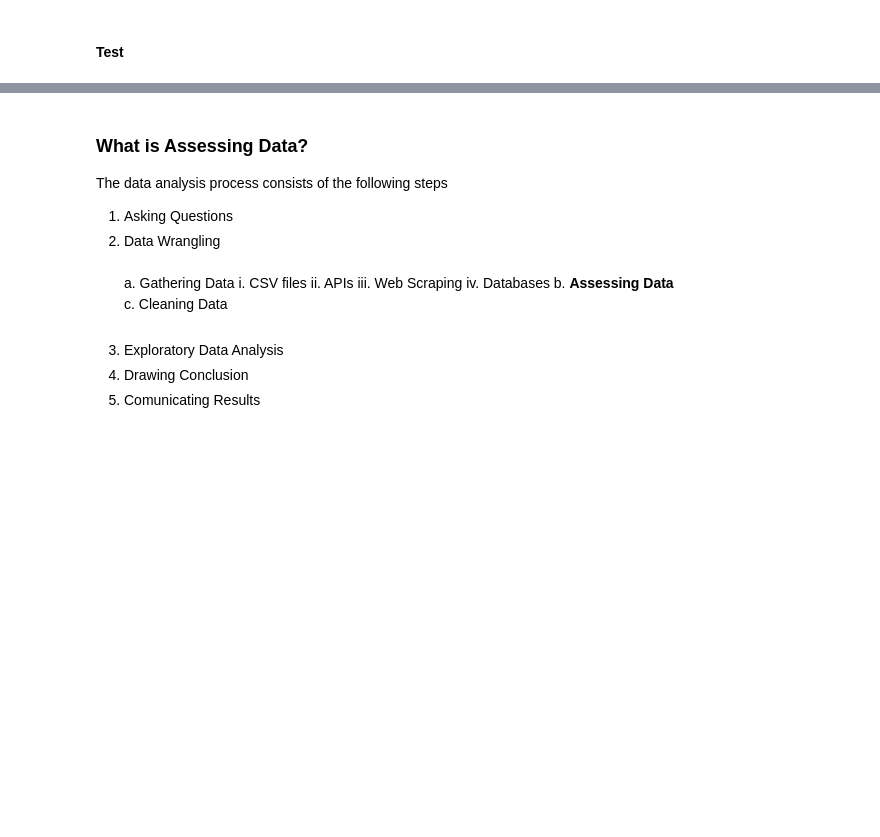
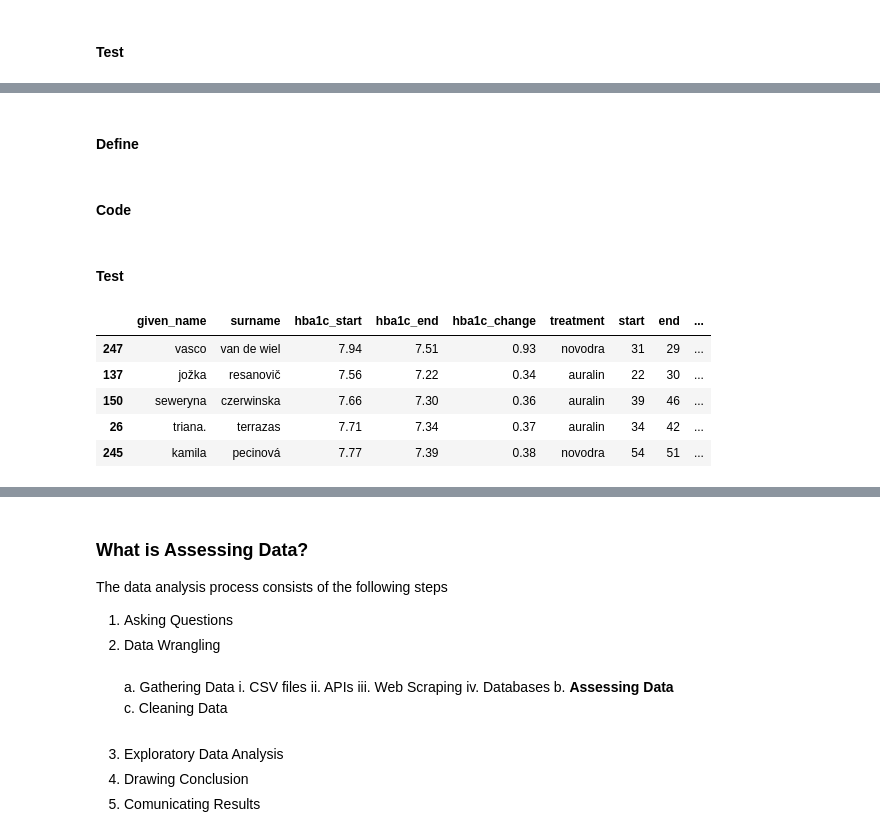
Before and after one commit to Sanaa495/data-wrangling, a Jupyter notebook: Data Wrangling.ipynb, the cells around one changed output, grey strips where cells are left out. Saved outputs shown, nothing was run; the diff lists cells and outputs as text; code cells hidden in the pictures; blank space fills up the shorter version.

```diff
--- a/Data Wrangling.ipynb
+++ b/Data Wrangling.ipynb
@@ -230,7 +231,0 @@ patients[patients['address'].duplicated()]
-# %%
-emails=[]
-numbers=[]
-for i in patients_copy.dropna()['contact']:
-    pattern=re.compile(r'[a-zA-Z][a-zA-Z0-9.-]+[@][a-zA-Z0-9-]+\.[a-zA-Z0-9.-]+[a-zA-Z]')
-    numbers.append(i.replace('pattern.findall(i)[0]',''))
-    emails.append(pattern.findall(i)[0])
@@ -404,0 +425,2 @@ treatment_copy.head()
+# %% [markdown]
+#### Define
@@ -404,0 +429,21 @@ treatment_copy.head()
+# %% [markdown]
+#### Code
+# %%
+start=[]
+end=[]
+for i in range(0,len(treatment_copy)):
+    start.append(int(treatment_copy['start'][i].split('u')[0]))
+    end.append(int(treatment_copy['end'][i].split('u')[0]))
+treatment_copy['start']=start
+treatment_copy['end']=end
+# %% [markdown]
+#### Test
+# %%
+treatment_copy.sample(5)
+# %% [output]
+|  | given_name | surname | hba1c_start | hba1c_end | hba1c_change | treatment | start | end | ... |
+| 247 | vasco | van de wiel | 7.94 | 7.51 | 0.93 | novodra | 31 | 29 | ... |
+| 137 | jožka | resanovič | 7.56 | 7.22 | 0.34 | auralin | 22 | 30 | ... |
+| 150 | seweryna | czerwinska | 7.66 | 7.30 | 0.36 | auralin | 39 | 46 | ... |
+| 26 | triana. | terrazas | 7.71 | 7.34 | 0.37 | auralin | 34 | 42 | ... |
+| 245 | kamila | pecinová | 7.77 | 7.39 | 0.38 | novodra | 54 | 51 | ... |
```
Also changed, not shown: parts of 39 cells of this notebook.
